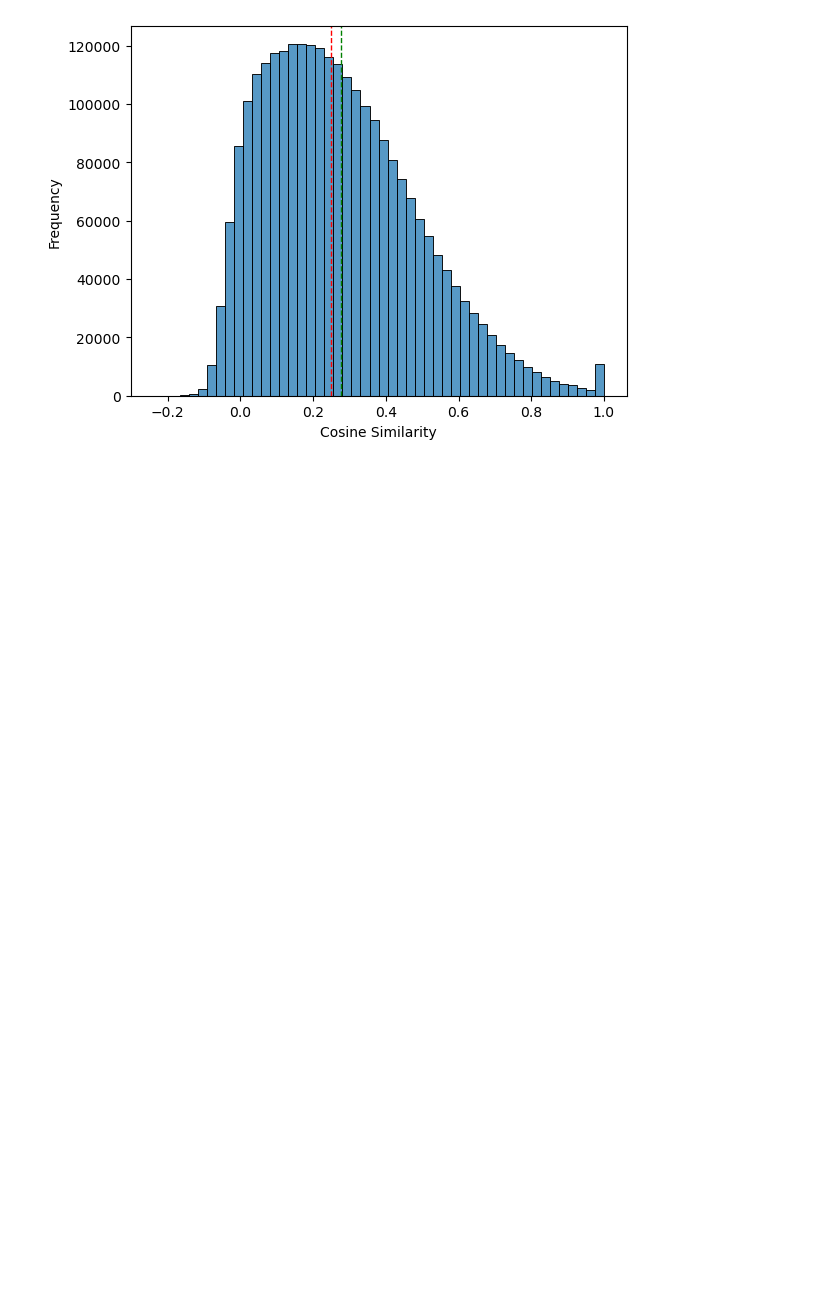
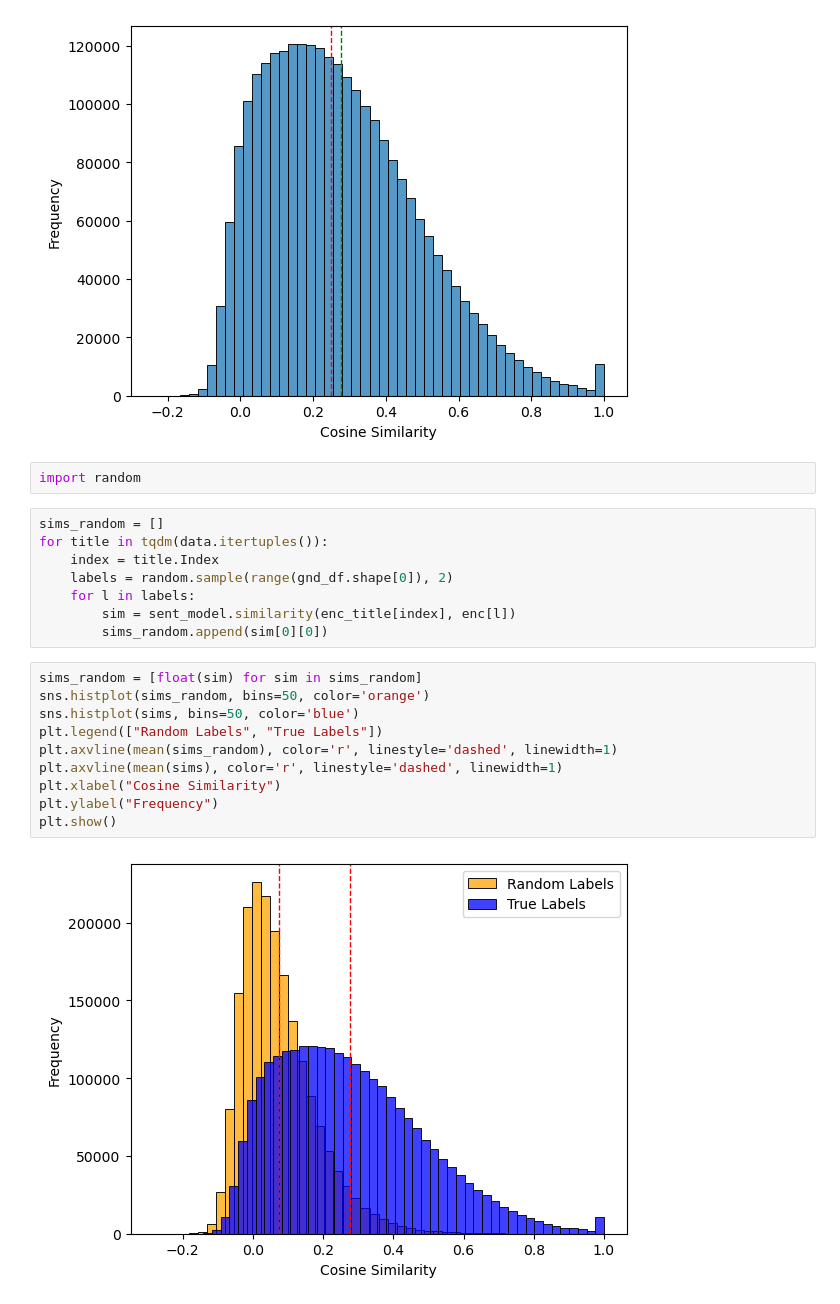
Before and after one commit to katjakon/xmlc-knowledge, a Jupyter notebook: figures.ipynb, the cells around one changed output. Cells and saved outputs as stored; diff of their text form; blank space fills up the shorter version.

Commit message:
Add figure for SentenceBERT

```diff
--- a/figures.ipynb
+++ b/figures.ipynb
@@ -293,3 +336,25 @@ plt.ylabel("Frequency")
 plt.show()
 # %% [output]
 [figure]
+# %%
+import random
+# %%
+sims_random = []
+for title in tqdm(data.itertuples()):
+    index = title.Index
+    labels = random.sample(range(gnd_df.shape[0]), 2)
+    for l in labels:
+        sim = sent_model.similarity(enc_title[index], enc[l])
+        sims_random.append(sim[0][0])
+# %%
+sims_random = [float(sim) for sim in sims_random]
+sns.histplot(sims_random, bins=50, color='orange')
+sns.histplot(sims, bins=50, color='blue')
+plt.legend(["Random Labels", "True Labels"])
+plt.axvline(mean(sims_random), color='r', linestyle='dashed', linewidth=1)
+plt.axvline(mean(sims), color='r', linestyle='dashed', linewidth=1)
+plt.xlabel("Cosine Similarity")
+plt.ylabel("Frequency")
+plt.show()
+# %% [output]
+[figure, added]
```
Also changed, not shown: parts of 2 cells of this notebook.
